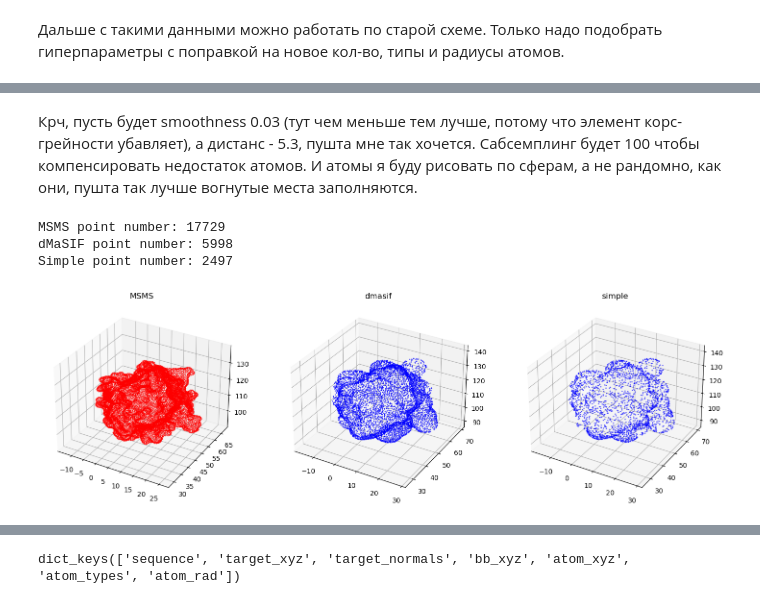
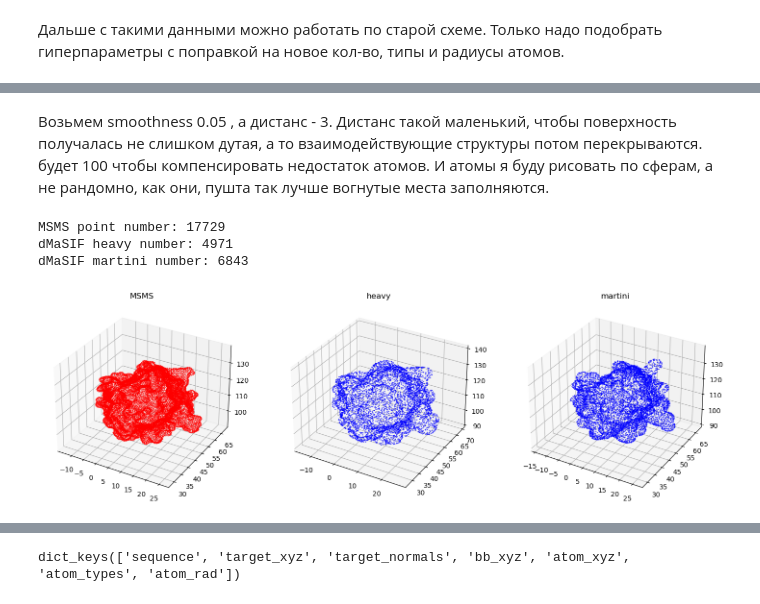
Before and after one commit to geraseva/SESes, a Jupyter notebook: reduce.ipynb, the cells around one changed output, grey strips where cells are left out. Drawn from its saved outputs; the diff is of its cells as text; code cells hidden in the pictures.

```diff
--- a/reduce.ipynb
+++ b/reduce.ipynb
@@ -51,9 +63,9 @@ def comp_loss(dataset, args):
     sizes=[]
     for data in tqdm(dataset):
         xyz=data['atom_xyz'][data['atom_rad']>1.2]
-        rad=data['atom_rad'][data['atom_rad']>1.2]*100
+        rad=data['atom_rad'][data['atom_rad']>1.2]
         #xyz=data['atom_xyz']
-        #rad=data['atom_rad']*100
+        #rad=data['atom_rad']
         try:
             dmasif_vert, dmasif_norm, _ = atoms_to_points_normals(xyz,
                                                        torch.zeros(xyz.shape[0], dtype=int),
@@ -71,10 +83,10 @@ def comp_loss(dataset, args):
 ch=[]
 no=[]
 ss=[]
-par=[1,1.05,1.1,1.15,1.2,1.25,1.3,1.35]
+par=[0.03, 0.05,0.1,0.3,0.5]
 for parameter in par:
-    args={'smoothness':0.5,'distance':parameter, 'sup_sampling':34, 'variance': 0.1 }
-    a, b, c=comp_loss(dataset[:103], args)
+    args={'smoothness':parameter,'distance':1, 'sup_sampling':100, 'variance': 0.1 }
+    a, b, c=comp_loss(dataset, args)
     ch.append(np.mean(a))
     no.append(np.mean(b))
     ss.append(np.mean(c))
@@ -521,7 +531,7 @@ with open('prot_nrd.txt','r') as f:
     a=f.readlines()
 a=[x.strip()+'.pdb' for x in a]
 
-dataset=AtomSurfaceDataset(storage=None, encoders={
+dataset_1=AtomSurfaceDataset(storage=None, encoders={
     'atom_names':[{'name': 'atom_type',
                       'encoder': {'N': 0, 'CA': 1, 'C': 2, '-': 0}
                      },
@@ -540,7 +550,7 @@ dataset=AtomSurfaceDataset(storage=None, encoders={
                       'encoder': dict_wrap(ord)
                      }
                     ]},
-                    list=a[:10],
+                    list=a[:100],
                     pre_transform=ReshapeBB())
 # %% [markdown]
 ### Get martini from backbone atoms
@@ -781,26 +789,43 @@ msms_vert=dataset[32]['target_xyz']
+# %%
+idx=32
+xyz=dataset[idx]['atom_xyz']
+mxyz=dataset_1[idx]['atom_xyz']
+rad=dataset[idx]['atom_rad']
+mrad=dataset_1[idx]['atom_rad']
+msms_vert=dataset[idx]['target_xyz']
 # %% [markdown]
-Крч, пусть будет smoothness 0.03 (тут чем меньше тем лучше, потому что элемент корс-грейности убавляет), а дистанс - 5.3, пушта мне так хочется. Сабсемплинг будет 100 чтобы компенсировать недостаток атомов. И атомы я буду рисовать по сферам, а не рандомно, как они, пушта так лучше вогнутые места заполняются.
+Возьмем smoothness 0.05 , а дистанс - 3. Дистанс такой маленький, чтобы поверхность получалась не слишком дутая, а то взаимодействующие структуры потом перекрываются. будет 100 чтобы компенсировать недостаток атомов. И атомы я буду рисовать по сферам, а не рандомно, как они, пушта так лучше вогнутые места заполняются.
 # %%
+dmasif_args={'smoothness':0.05,'distance':3, 'sup_sampling':100, 'variance': 0.1, 'resolution':1.0 }
+
+dmasif_vert, dmasif_norm, _ = atoms_to_points_normals(xyz,
+                                                       torch.zeros(xyz.shape[0], dtype=int),
+                                                        atom_rad=rad,
+                                                        **dmasif_args)
+mdmasif_vert, mdmasif_norm, _ = atoms_to_points_normals(mxyz,
+                                                       torch.zeros(mxyz.shape[0], dtype=int),
+                                                        atom_rad=mrad,
+                                                        **dmasif_args)
 fig = plt.figure(figsize=(18, 6))
 
 ax = fig.add_subplot(131, projection='3d')
 ax.scatter(*msms_vert.T, s=1, color='red',alpha=0.5)
 ax.set_title('MSMS')
 
 ax = fig.add_subplot(132, projection='3d')
 ax.scatter(*dmasif_vert.T, s=1, color='blue',alpha=0.5)
-ax.set_title('dmasif')
+ax.set_title('heavy')
 
 ax = fig.add_subplot(133, projection='3d')
-ax.scatter(*s_vert.T, s=1, color='blue',alpha=0.5)
-ax.set_title('simple')
+ax.scatter(*mdmasif_vert.T, s=1, color='blue',alpha=0.5)
+ax.set_title('martini')
 
 
 print('MSMS point number:', msms_vert.shape[0])
-print('dMaSIF point number:', dmasif_vert.shape[0])
-print('Simple point number:', s_vert.shape[0])
+print('dMaSIF heavy number:', dmasif_vert.shape[0])
+print('dMaSIF martini number:', mdmasif_vert.shape[0])
 # %% [output]
 MSMS point number: 17729
-dMaSIF point number: 5998
-Simple point number: 2497
+dMaSIF heavy number: 4971
+dMaSIF martini number: 6843
-[figure, old version]
+[figure, new version]
```
Also changed, not shown: parts of 16 cells of this notebook, 5 other files.
